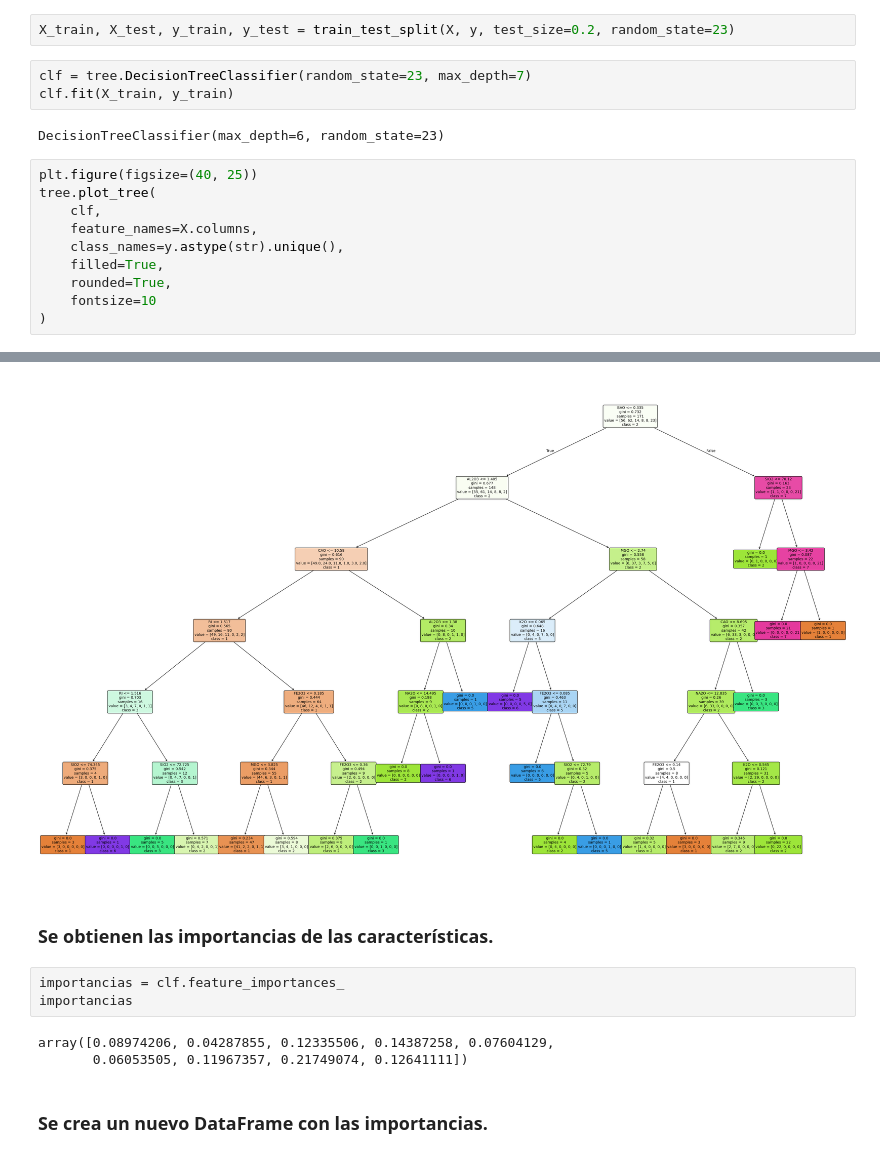
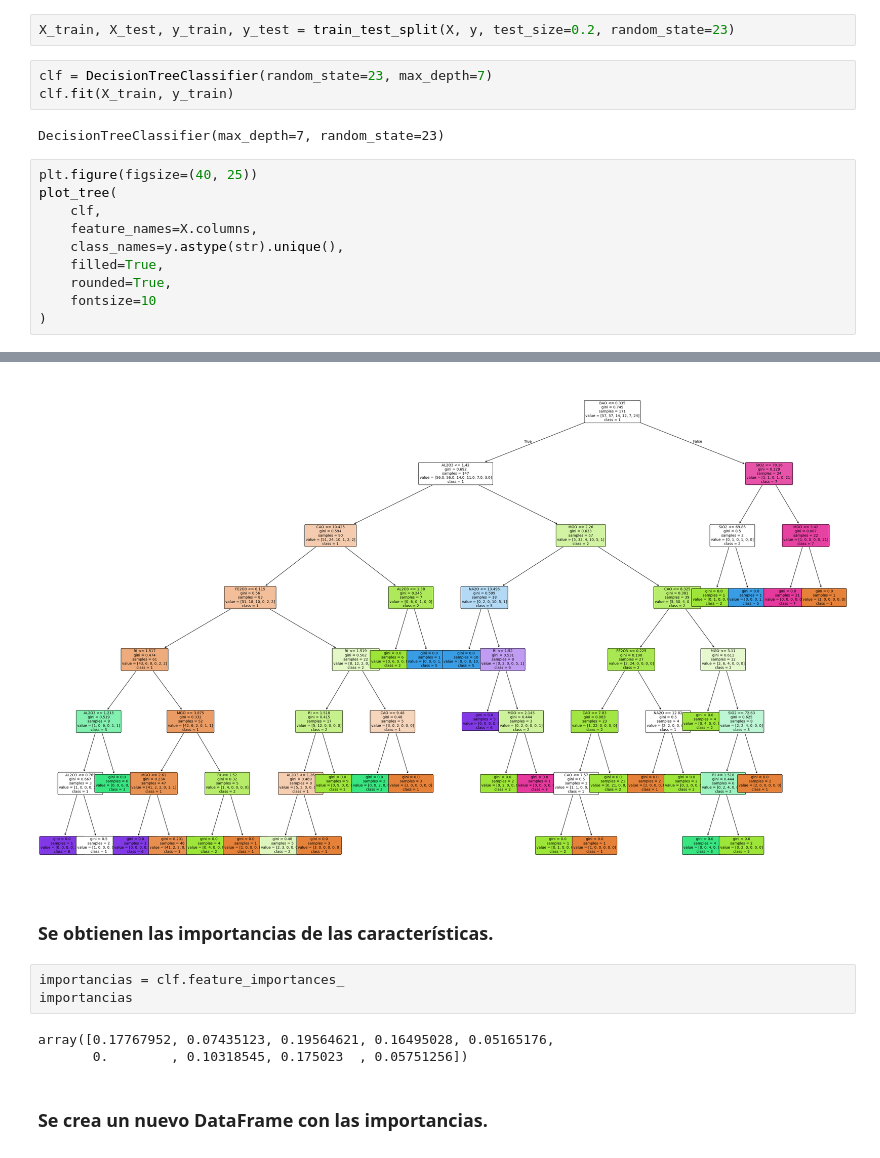
Before and after one commit to DavidMatias44/rp, a Jupyter notebook: arboles_decision/main.ipynb, the cells around one changed output, grey strips where cells are left out. Cells and saved outputs as stored; diff of their text form.

```diff
--- a/arboles_decision/main.ipynb
+++ b/arboles_decision/main.ipynb
@@ -75,13 +76,13 @@ Name: TYPE, Length: 214, dtype: int64
 # %%
 X_train, X_test, y_train, y_test = train_test_split(X, y, test_size=0.2, random_state=23)
 # %%
-clf = tree.DecisionTreeClassifier(random_state=23, max_depth=7)
+clf = DecisionTreeClassifier(random_state=23, max_depth=7)
 clf.fit(X_train, y_train)
 # %% [output]
-DecisionTreeClassifier(max_depth=6, random_state=23)
+DecisionTreeClassifier(max_depth=7, random_state=23)
 # %%
 plt.figure(figsize=(40, 25))
-tree.plot_tree(
+plot_tree(
     clf,
     feature_names=X.columns,
     class_names=y.astype(str).unique(),
@@ -110,12 +111,12 @@ tree.plot_tree(
-[figure, old version]
+[figure, new version]
 # %% [markdown]
 ### Se obtienen las importancias de las características.
 # %%
 importancias = clf.feature_importances_
 importancias
 # %% [output]
-array([0.08974206, 0.04287855, 0.12335506, 0.14387258, 0.07604129,
-       0.06053505, 0.11967357, 0.21749074, 0.12641111])
+array([0.17767952, 0.07435123, 0.19564621, 0.16495028, 0.05165176,
+       0.        , 0.10318545, 0.175023  , 0.05751256])
 # %% [markdown]
 ### Se crea un nuevo DataFrame con las importancias.
 # %%
```
Also changed, not shown: parts of 6 cells of this notebook, 11 other files.
